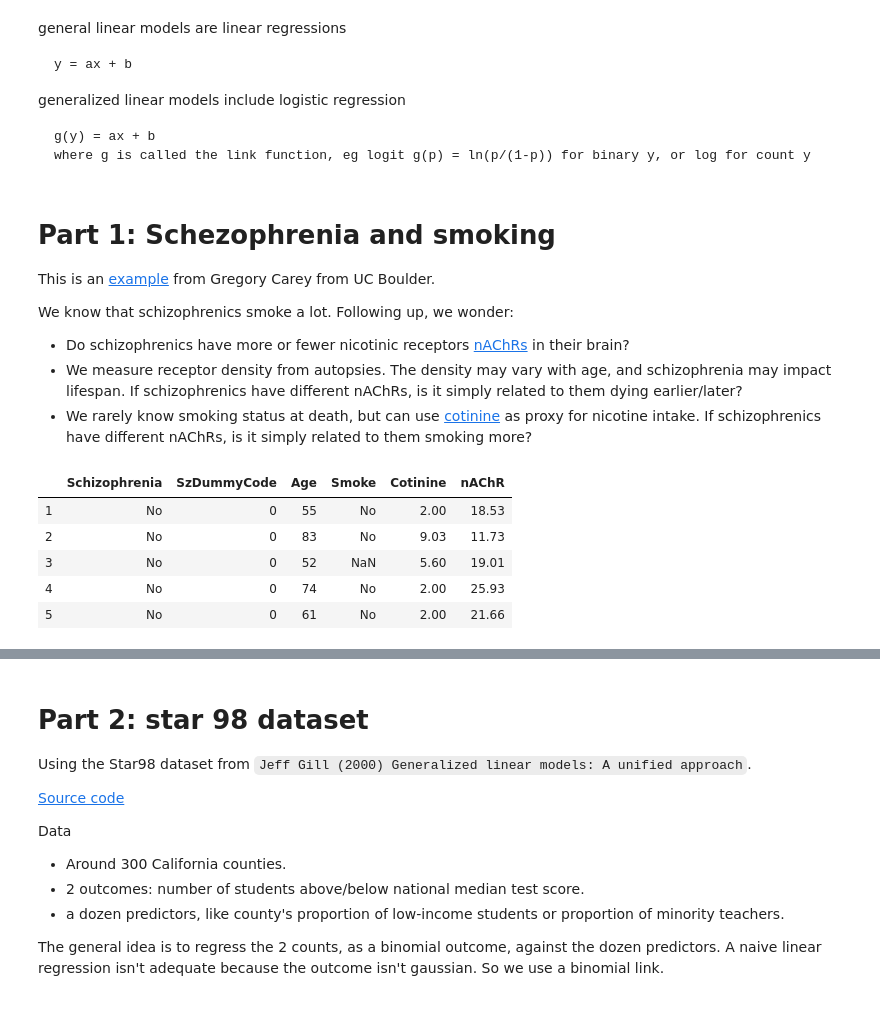
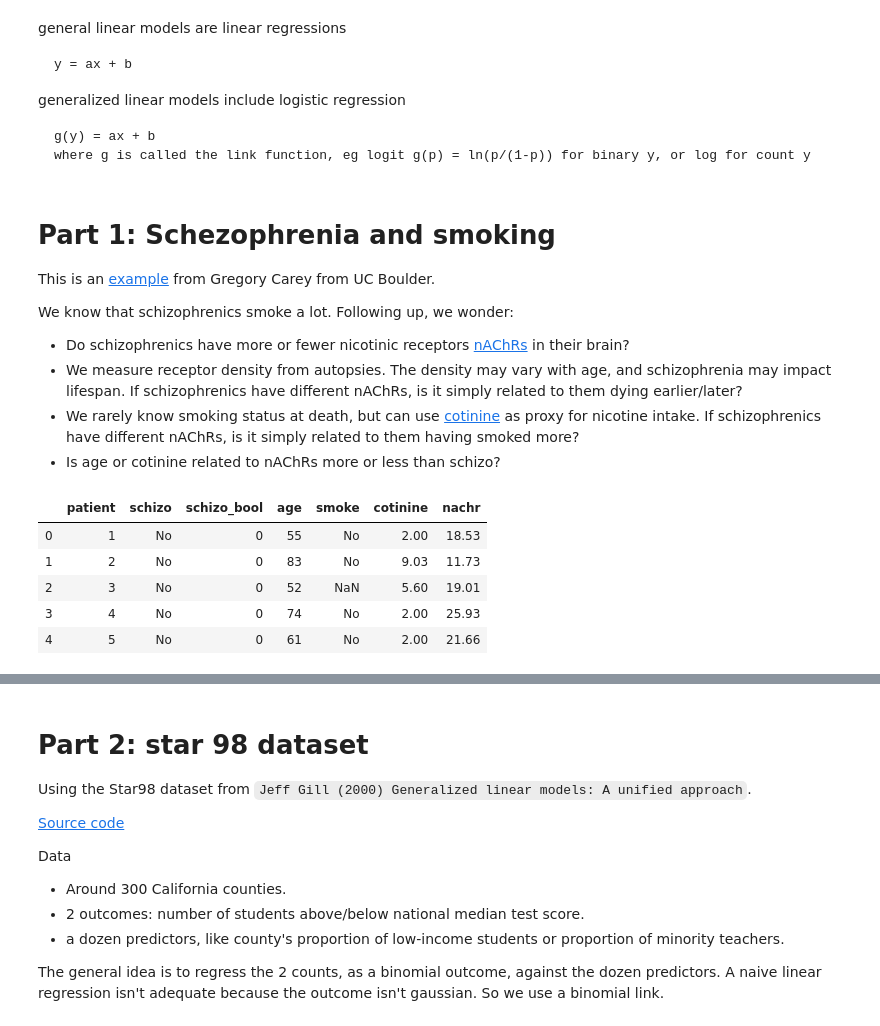
Before and after one commit to gentimouton/dives, a Jupyter notebook: prototypes/generalized_linear_models.ipynb, the cells around one changed output, grey strips where cells are left out. Saved outputs shown, nothing was run; the diff lists cells and outputs as text; code cells hidden in the pictures.

```diff
--- a/prototypes/generalized_linear_models.ipynb
+++ b/prototypes/generalized_linear_models.ipynb
@@ -21,46 +21,27 @@ We know that schizophrenics smoke a lot. Following up, we wonder:
 If schizophrenics have different nAChRs, is it simply related to them dying earlier/later?
 - We rarely know smoking status at death, but can use [cotinine](https://en.wikipedia.org/wiki/Cotinine)
 as proxy for nicotine intake.
-If schizophrenics have different nAChRs, is it simply related to them smoking more?
+If schizophrenics have different nAChRs, is it simply related to them having smoked more?
+- Is age or cotinine related to nAChRs more or less than schizo?
-# %%
-import pandas as pd
-from io import StringIO
-
-# data from Gregory Carey, UC Boulder
-# http://psych.colorado.edu/~carey/qmin/qminChapters/QMIN09-GLMIntro.pdf
-s = """
-schizo,schizo_bool,age,smoke,cotinine,nachr
-1,No,0,55,No,2.00,18.53
-2,No,0,83,No,9.03,11.73
-3,No,0,52,,5.6,19.01
-4,No,0,74,No,2.00,25.93
-5,No,0,61,No,2.00,21.66
-6,No,0,56,,103.11,25.54
-7,No,0,80,,5.27,11.28
-8,No,0,84,,4.85,16.22
-9,No,0,49,Yes,85.19,30.69
-10,No,0,87,Yes,78.54,21.03
-11,No,0,74,,72.33,23.65
-12,No,0,44,,4.40,17.27
-13,No,0,94,No,2.00,17.34
-14,Yes,1,91,,4.69,11.41
-15,Yes,1,70,,100.70,10.90
-16,Yes,1,58,,65.50,21.38
-17,Yes,1,61,,78.89,12.45
-18,Yes,1,42,Yes,84.64,27.20
-19,Yes,1,70,,66.74,17.08
-20,Yes,1,69,,108.62,26.77
-21,Yes,1,30,,74.00,19.56
-22,Yes,1,70,Yes,90.08,17.73
-23,Yes,1,40,Yes,113.77,26.30
-24,Yes,1,91,No,2.00,10.30
-"""
-df = pd.read_csv(StringIO(s))
-df.head()
-# %% [output]
-|  | Schizophrenia | SzDummyCode | Age | Smoke | Cotinine | nAChR |
-| 1 | No | 0 | 55 | No | 2.00 | 18.53 |
-| 2 | No | 0 | 83 | No | 9.03 | 11.73 |
-| 3 | No | 0 | 52 | NaN | 5.60 | 19.01 |
-| 4 | No | 0 | 74 | No | 2.00 | 25.93 |
-| 5 | No | 0 | 61 | No | 2.00 | 21.66 |
+# %%
+import pandas as pd
+import numpy as np
+import statsmodels.api as sm
+from scipy import stats
+import matplotlib.pyplot as plt
+from io import StringIO
+import seaborn as sns
+
+
+
+# data from Gregory Carey, UC Boulder
+# http://psych.colorado.edu/~carey/qmin/qminChapters/QMIN09-GLMIntro.pdf
+df = pd.read_csv('schizophrenia_smoking.csv')
+df.head()
+# %% [output]
+|  | patient | schizo | schizo_bool | age | smoke | cotinine | nachr |
+| 0 | 1 | No | 0 | 55 | No | 2.00 | 18.53 |
+| 1 | 2 | No | 0 | 83 | No | 9.03 | 11.73 |
+| 2 | 3 | No | 0 | 52 | NaN | 5.60 | 19.01 |
+| 3 | 4 | No | 0 | 74 | No | 2.00 | 25.93 |
+| 4 | 5 | No | 0 | 61 | No | 2.00 | 21.66 |
```
Also changed, not shown: parts of 9 cells of this notebook, 1 other file.
